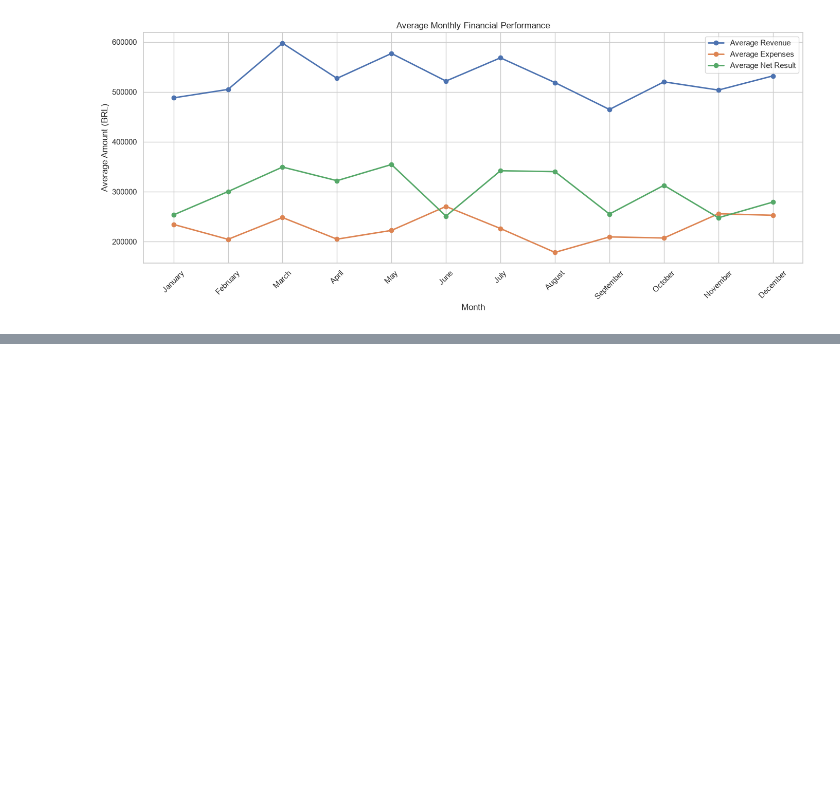
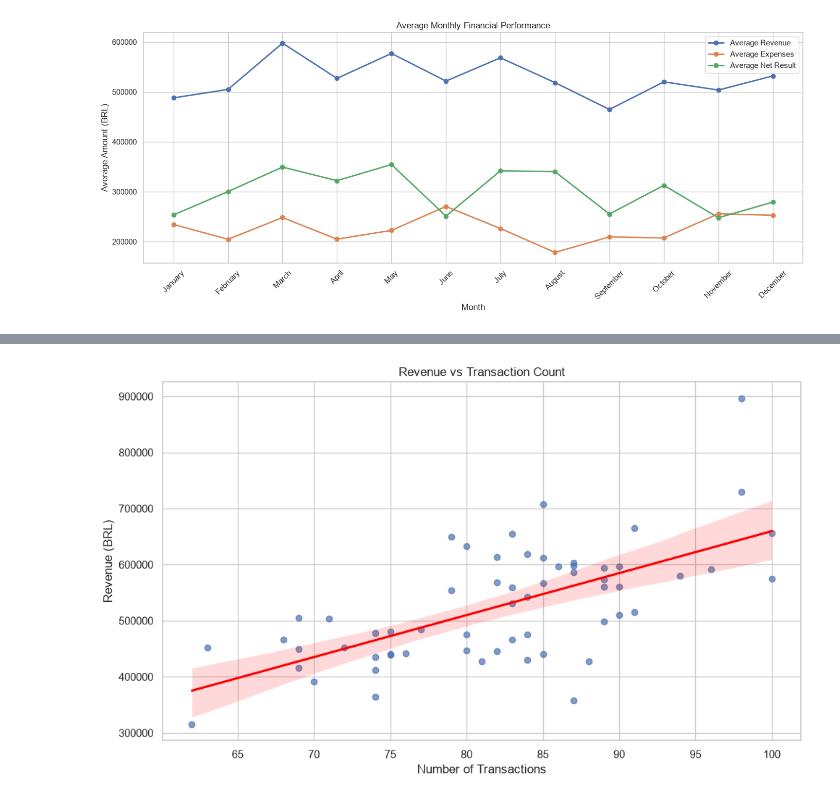
Before and after one commit to guilherme-santos-machado/portfolio-data-analytics, a Jupyter notebook: 03-exploratory-data-analysis-python/notebooks/02_exploratory_data_analysis.ipynb, the cells around one changed output, grey strips where cells are left out. Drawn from its saved outputs; the diff is of its cells as text; code cells hidden in the pictures; blank space fills up the shorter version.

```diff
--- a/03-exploratory-data-analysis-python/notebooks/02_exploratory_data_analysis.ipynb
+++ b/03-exploratory-data-analysis-python/notebooks/02_exploratory_data_analysis.ipynb
@@ -635,0 +685,21 @@ plt.show()
+# %%
+# Revenue vs Transaction Count
+
+plt.figure(figsize=(10, 6))
+
+sns.regplot(
+    data=df,
+    x='transaction_count',
+    y='revenue_brl',
+    scatter_kws={'alpha': 0.7},
+    line_kws={'color': 'red'}
+)
+
+plt.title('Revenue vs Transaction Count')
+plt.xlabel('Number of Transactions')
+plt.ylabel('Revenue (BRL)')
+
+plt.tight_layout()
+plt.show()
+# %% [output]
+[figure, added]
```
Also changed, not shown: parts of 8 cells of this notebook.
